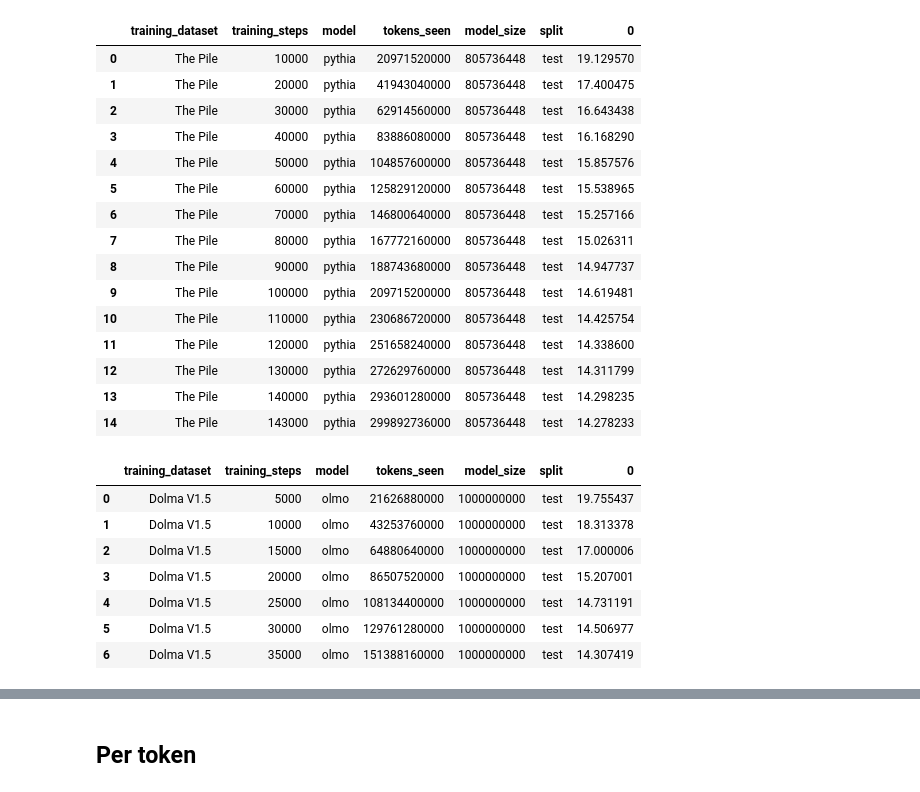
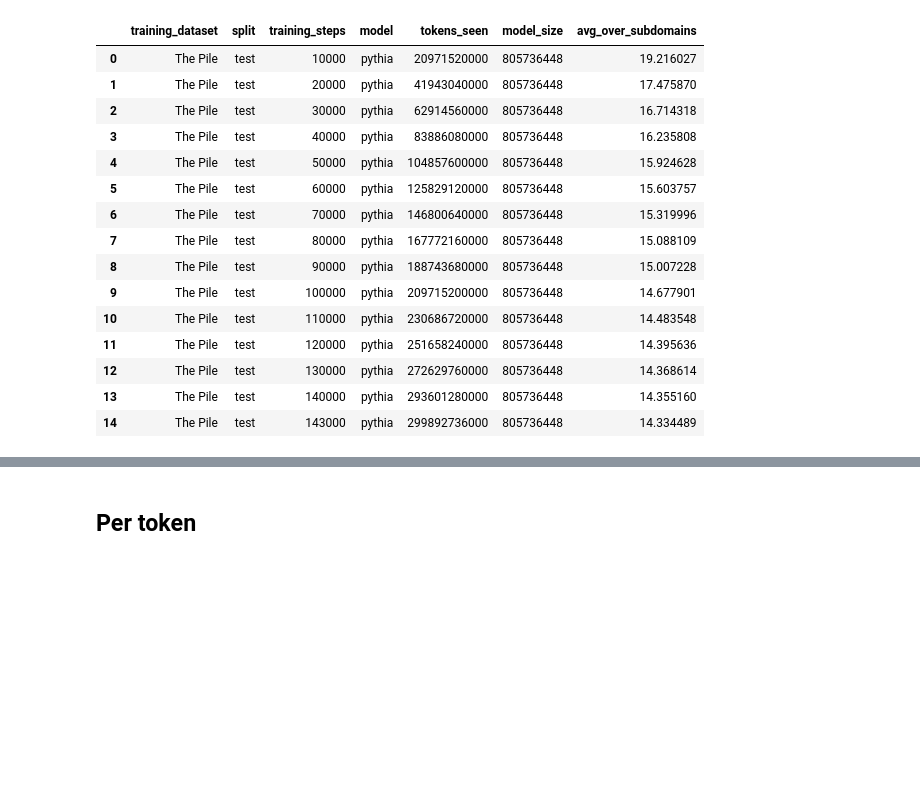
Before and after one commit to allenai/OLMo-Eval, a Jupyter notebook: notebooks/perplexity_suite_paper_visualizations.ipynb.ipynb, the cells around one changed output, grey strips where cells are left out. Cells and saved outputs as stored; diff of their text form; code cells hidden in the pictures; blank space fills up the shorter version.

```diff
--- a/notebooks/perplexity_suite_paper_visualizations.ipynb.ipynb
+++ b/notebooks/perplexity_suite_paper_visualizations.ipynb.ipynb
@@ -193,46 +177,26 @@ ppl_token_all_domains.head()
-# %%
-# get avg over all subdomains (not in shared_cols)
-
-def get_avg_over_all_domains(df):
-    domain_cols = list(set(ppl_token_all_domains.columns) - shared_cols)
-    new_df = pd.concat([df[list(shared_cols)],df[domain_cols].mean(axis=1)], axis=1)
-    return new_df
-
-ppl_token_all_domains_avg = get_avg_over_all_domains(ppl_token_all_domains)
-ppl_token_all_domains_avg
-# %% [output]
-|  | training_dataset | training_steps | model | tokens_seen | model_size | split | 0 |
-| 0 | The Pile | 10000 | pythia | 20971520000 | 805736448 | test | 19.129570 |
-| 1 | The Pile | 20000 | pythia | 41943040000 | 805736448 | test | 17.400475 |
-| 2 | The Pile | 30000 | pythia | 62914560000 | 805736448 | test | 16.643438 |
-| 3 | The Pile | 40000 | pythia | 83886080000 | 805736448 | test | 16.168290 |
-| 4 | The Pile | 50000 | pythia | 104857600000 | 805736448 | test | 15.857576 |
-| 5 | The Pile | 60000 | pythia | 125829120000 | 805736448 | test | 15.538965 |
-| 6 | The Pile | 70000 | pythia | 146800640000 | 805736448 | test | 15.257166 |
-| 7 | The Pile | 80000 | pythia | 167772160000 | 805736448 | test | 15.026311 |
-| 8 | The Pile | 90000 | pythia | 188743680000 | 805736448 | test | 14.947737 |
-| 9 | The Pile | 100000 | pythia | 209715200000 | 805736448 | test | 14.619481 |
-| 10 | The Pile | 110000 | pythia | 230686720000 | 805736448 | test | 14.425754 |
-| 11 | The Pile | 120000 | pythia | 251658240000 | 805736448 | test | 14.338600 |
-| 12 | The Pile | 130000 | pythia | 272629760000 | 805736448 | test | 14.311799 |
-| 13 | The Pile | 140000 | pythia | 293601280000 | 805736448 | test | 14.298235 |
-| 14 | The Pile | 143000 | pythia | 299892736000 | 805736448 | test | 14.278233 |
-# %%
-# get avg over all subdomains (not in shared_cols)
-
-def get_avg_over_all_domains(df):
-    domain_cols = list(set(ppl_token_all_domains.columns) - shared_cols)
-    new_df = pd.concat([df[list(shared_cols)],df[domain_cols].mean(axis=1)], axis=1)
-    return new_df
-
-ppl_token_all_domains_avg = get_avg_over_all_domains(ppl_token_all_domains)
-ppl_token_all_domains_avg
-# %% [output]
-|  | training_dataset | training_steps | model | tokens_seen | model_size | split | 0 |
-| 0 | Dolma V1.5 | 5000 | olmo | 21626880000 | 1000000000 | test | 19.755437 |
-| 1 | Dolma V1.5 | 10000 | olmo | 43253760000 | 1000000000 | test | 18.313378 |
-| 2 | Dolma V1.5 | 15000 | olmo | 64880640000 | 1000000000 | test | 17.000006 |
-| 3 | Dolma V1.5 | 20000 | olmo | 86507520000 | 1000000000 | test | 15.207001 |
-| 4 | Dolma V1.5 | 25000 | olmo | 108134400000 | 1000000000 | test | 14.731191 |
-| 5 | Dolma V1.5 | 30000 | olmo | 129761280000 | 1000000000 | test | 14.506977 |
-| 6 | Dolma V1.5 | 35000 | olmo | 151388160000 | 1000000000 | test | 14.307419 |
+# %%
+def get_avg_over_all_subdomains(df):
+    domain_cols = list(set(df.columns) - shared_cols)
+    new_df = df[list(shared_cols)].copy()
+    new_df['avg_over_subdomains'] = df[domain_cols].mean(axis=1)
+    return new_df
+model_path = os.path.join(RESULTS_DIR, "pythia/1b")
+pythia_ppl_token_all_domains_avg = get_avg_over_all_subdomains(get_metric_for_all_subdomains(model_path, os.listdir(model_path), 'ppl_token', domains_without_subdomains))
+pythia_ppl_token_all_domains_avg
+# %% [output]
+|  | training_dataset | split | training_steps | model | tokens_seen | model_size | avg_over_subdomains |
+| 0 | The Pile | test | 10000 | pythia | 20971520000 | 805736448 | 19.216027 |
+| 1 | The Pile | test | 20000 | pythia | 41943040000 | 805736448 | 17.475870 |
+| 2 | The Pile | test | 30000 | pythia | 62914560000 | 805736448 | 16.714318 |
+| 3 | The Pile | test | 40000 | pythia | 83886080000 | 805736448 | 16.235808 |
+| 4 | The Pile | test | 50000 | pythia | 104857600000 | 805736448 | 15.924628 |
+| 5 | The Pile | test | 60000 | pythia | 125829120000 | 805736448 | 15.603757 |
+| 6 | The Pile | test | 70000 | pythia | 146800640000 | 805736448 | 15.319996 |
+| 7 | The Pile | test | 80000 | pythia | 167772160000 | 805736448 | 15.088109 |
+| 8 | The Pile | test | 90000 | pythia | 188743680000 | 805736448 | 15.007228 |
+| 9 | The Pile | test | 100000 | pythia | 209715200000 | 805736448 | 14.677901 |
+| 10 | The Pile | test | 110000 | pythia | 230686720000 | 805736448 | 14.483548 |
+| 11 | The Pile | test | 120000 | pythia | 251658240000 | 805736448 | 14.395636 |
+| 12 | The Pile | test | 130000 | pythia | 272629760000 | 805736448 | 14.368614 |
+| 13 | The Pile | test | 140000 | pythia | 293601280000 | 805736448 | 14.355160 |
+| 14 | The Pile | test | 143000 | pythia | 299892736000 | 805736448 | 14.334489 |
```
Also changed, not shown: parts of 6 cells of this notebook.
